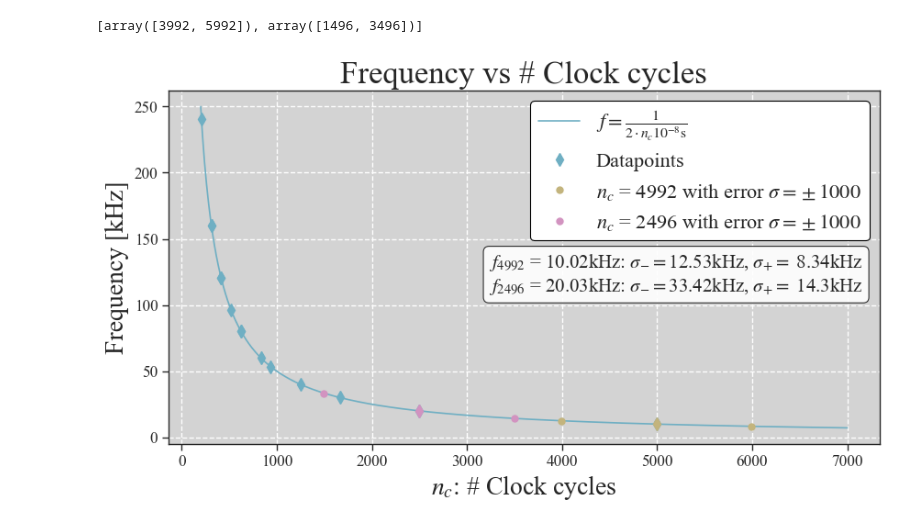
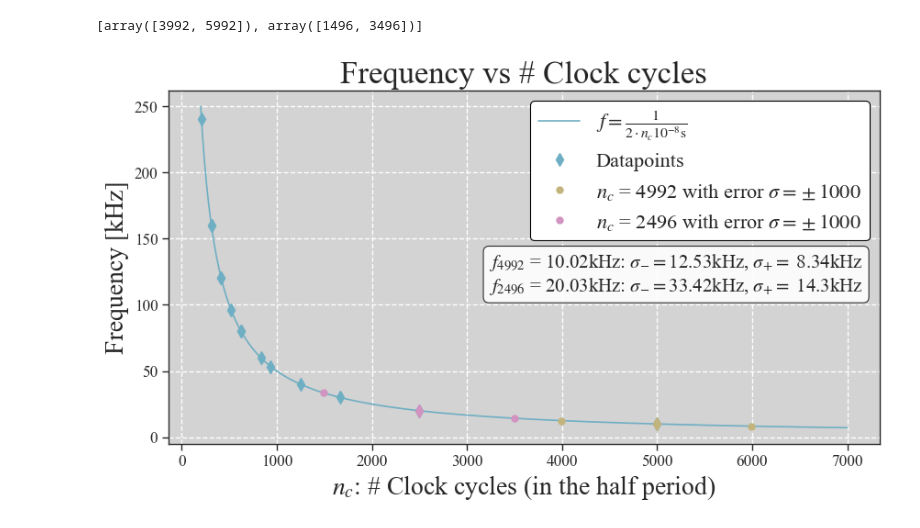
Before and after one commit to nielsdavidsen/ISP_2025, a Jupyter notebook: exam_project.ipynb, the cells around one changed output. Drawn from its saved outputs; the diff is of its cells as text; code cells hidden in the pictures.

```diff
--- a/exam_project.ipynb
+++ b/exam_project.ipynb
@@ -89,35 +89,36 @@ print(extra_points)
 [array([3992, 5992]), array([1496, 3496])]
 # %%
 clock = np.linspace(200, 7000, 1000)
+
 frequencies = freq(clock)
 plt.plot(clock, frequencies, label = r'$f = \frac{1}{2\cdot n_{c}10^{-8}\text{s}}$', color=colors[0])
 plt.plot(clk_cycles, freq(clk_cycles), color=colors[0], marker= 'd', label = 'Datapoints', markersize=7, ls='')
 for i, point in enumerate(extra_points):
     plt.plot(point, freq(point), 'o', color=colors[i + 1], label = f'$n_c$ = {clk_cycles[i]} with error $\sigma = \pm 1000$', markersize=5)
 
 plt.plot(clk_cycles[0], freq(clk_cycles[0]), 'd', color=colors[1], markersize=7)
 plt.plot(clk_cycles[1], freq(clk_cycles[1]), 'd', color=colors[2], markersize=7)
 
-plt.xlabel('$n_c$: # Clock cycles', fontsize=20)
+plt.xlabel('$n_c$: # Clock cycles (in the half period)', fontsize=20)
 plt.ylabel('Frequency [kHz]', fontsize=20)
 plt.title('Frequency vs # Clock cycles', fontsize=25)
 plt.legend()
 
 error1_neg = str(freq(clk_cycles[0]-1000).round(2))
 error1_pos = str(freq(clk_cycles[0]+1000).round(2))
 error2_neg = str(freq(clk_cycles[1]-1000).round(2))
 error2_pos = str(freq(clk_cycles[1]+1000).round(2))
 
 text_1 = r'$f_{4992}$ = ' + str(freq(clk_cycles[0]).round(2)) + 'kHz' + r': $\sigma_{-} = $' + error1_neg + r'kHz, $\sigma_{+} =$ ' + error1_pos + 'kHz'
 text_2 = r'$f_{2496}$ = ' + str(freq(clk_cycles[1]).round(2)) + 'kHz' + r': $\sigma_{-} = $' + error2_neg + r'kHz, $\sigma_{+} =$ ' + error2_pos + 'kHz'
 joined_str = '\n'.join([text_1, text_2])
 
 # set properties for the text box
 
 
 plt.text(5200, 123, joined_str, fontsize=15, bbox=dict(facecolor='white', alpha=0.9, boxstyle='round', edgecolor='k'), ha='center', va='center' )
 
 
 plt.savefig('figures/freq_vs_clk.png', dpi=300, bbox_inches='tight')
 # %% [output]
-[figure, old version]
+[figure, new version]
```
Also changed, not shown: 1 other file.
